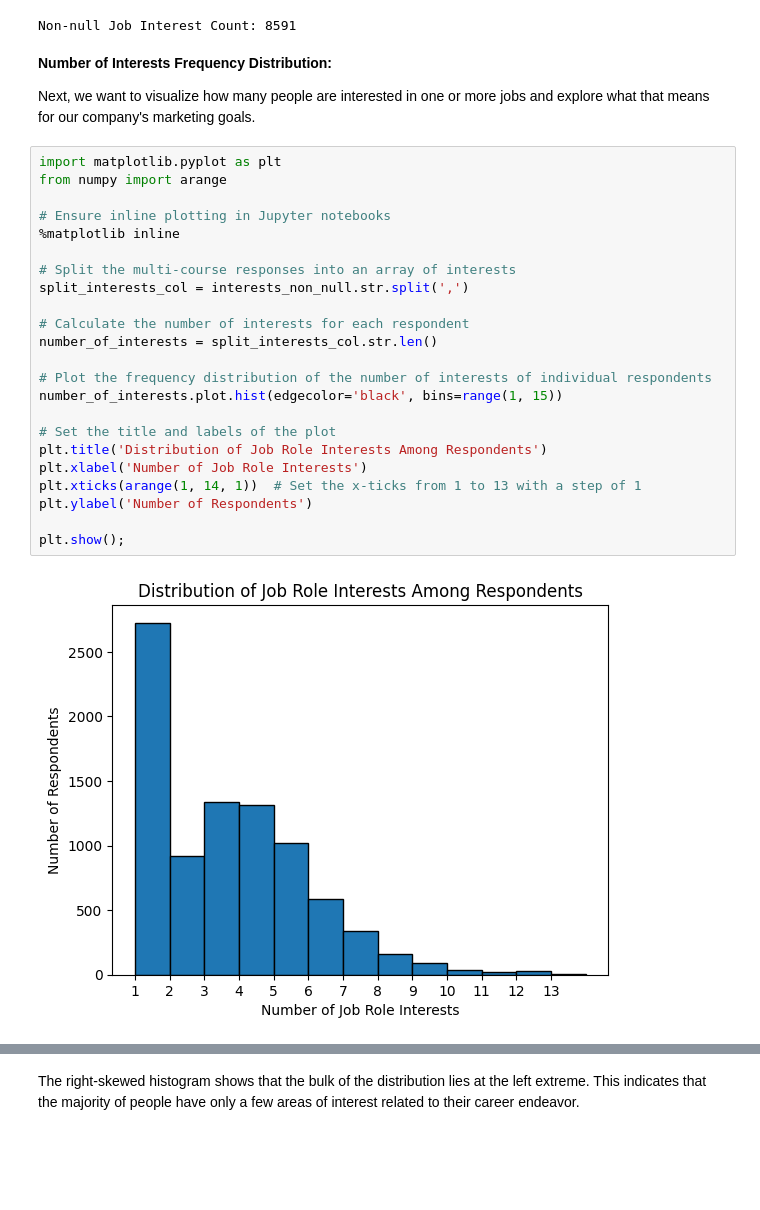
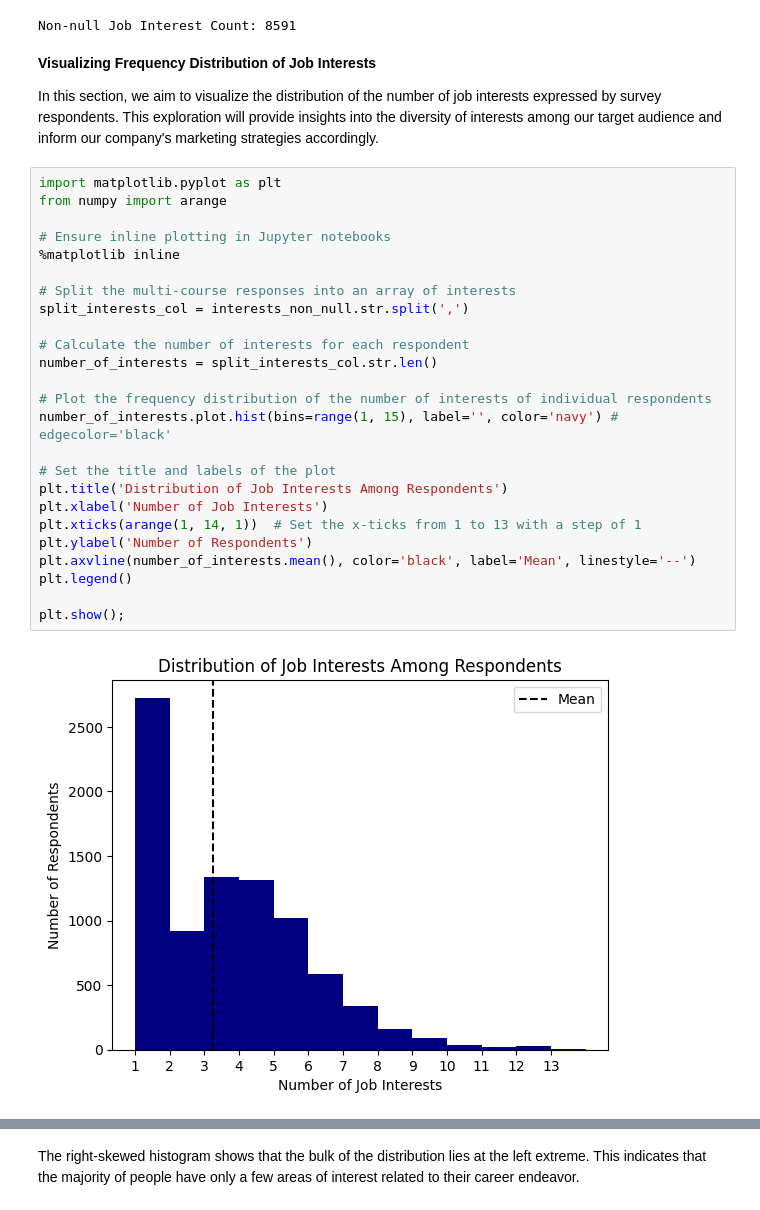
Before and after one commit to shree131/best-market-to-advertise-case_study, a Jupyter notebook: Best_Market_Analysis_Report.ipynb, the cells around one changed output, grey strips where cells are left out. Cells and saved outputs as stored; diff of their text form; blank space fills up the shorter version.

```diff
--- a/Best_Market_Analysis_Report.ipynb
+++ b/Best_Market_Analysis_Report.ipynb
@@ -163,32 +163,34 @@ Data Engineer, Back-End Web Developer, Game Developer,   Product Manager,   DevO
   User Experience Designer,   Data Scientist,   Mobile Developer, Full-Stack Web Developer,   Front-End Web Developer, Back-End Web Developer, Data Engineer                                             ...
 Name: proportion, Length: 3846, dtype: float64
 Non-null Job Interest Count: 8591
-# %% [markdown]
-**Number of Interests Frequency Distribution:**
-
-Next, we want to visualize how many people are interested in one or more jobs and explore what that means for our company's marketing goals.
+# %% [markdown]
+**Visualizing Frequency Distribution of Job Interests**
+
+In this section, we aim to visualize the distribution of the number of job interests expressed by survey respondents. This exploration will provide insights into the diversity of interests among our target audience and inform our company's marketing strategies accordingly.
 # %%
 import matplotlib.pyplot as plt
 from numpy import arange
 
 # Ensure inline plotting in Jupyter notebooks
 %matplotlib inline
 
 # Split the multi-course responses into an array of interests
 split_interests_col = interests_non_null.str.split(',')
 
 # Calculate the number of interests for each respondent
 number_of_interests = split_interests_col.str.len()
 
 # Plot the frequency distribution of the number of interests of individual respondents
-number_of_interests.plot.hist(edgecolor='black', bins=range(1, 15))
+number_of_interests.plot.hist(bins=range(1, 15), label='', color='navy') # edgecolor='black'
 
 # Set the title and labels of the plot
-plt.title('Distribution of Job Role Interests Among Respondents')
-plt.xlabel('Number of Job Role Interests')
+plt.title('Distribution of Job Interests Among Respondents')
+plt.xlabel('Number of Job Interests')
 plt.xticks(arange(1, 14, 1))  # Set the x-ticks from 1 to 13 with a step of 1
 plt.ylabel('Number of Respondents')
+plt.axvline(number_of_interests.mean(), color='black', label='Mean', linestyle='--')
+plt.legend()
 
 plt.show();
 # %% [output]
-[figure, old version]
+[figure, new version]
```
Also changed, not shown: parts of 36 cells of this notebook.
